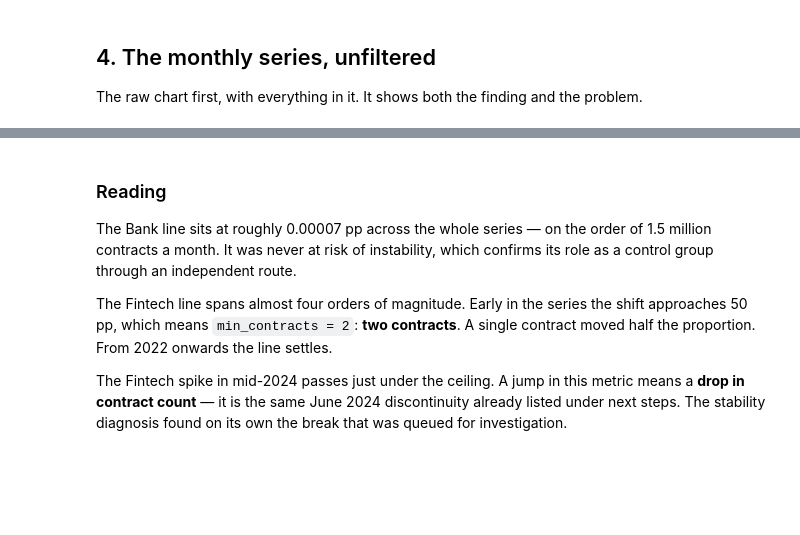
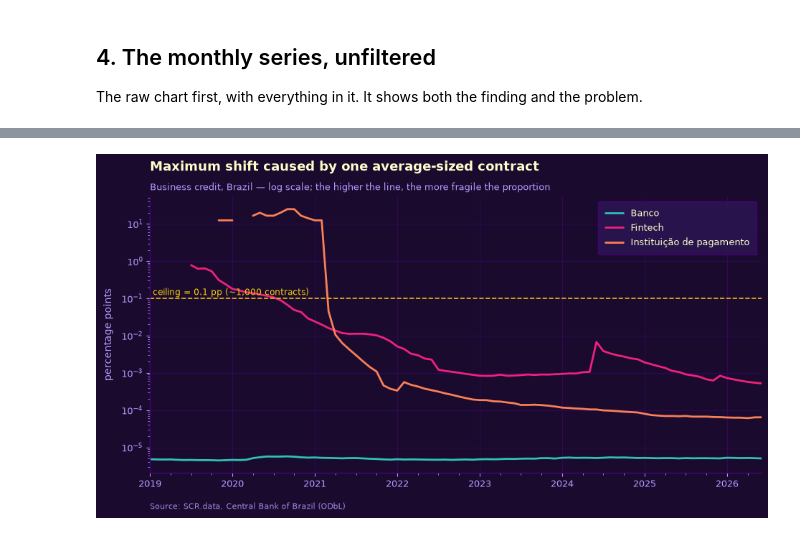
Before and after one commit to msitta/creditlens, a Jupyter notebook: notebooks/01_unavailable_size.ipynb, the cells around one changed output, grey strips where cells are left out. Drawn from its saved outputs; the diff is of its cells as text; code cells hidden in the pictures; blank space fills up the shorter version.

```diff
--- a/notebooks/01_unavailable_size.ipynb
+++ b/notebooks/01_unavailable_size.ipynb
@@ -202,30 +651,17 @@ diag.groupby('segment', observed=True)[
 # %%
 shift = diag['max_shift_pp'].unstack('segment')
 
 CEILING_PP = 0.1   # see DECISIONS.md — equivalent to requiring ~1,000 contracts
 
 fig, ax = style.figure('Maximum shift caused by one average-sized contract',
-                        'percentage points',
-                        subtitle='Log scale — the higher the line, the more fragile the proportion')
+                       'percentage points',
+                       subtitle='Business credit, Brazil — log scale; the higher the line, the more fragile the proportion')
 shift.plot(ax=ax, logy=True, color=style.colors(shift.columns))
 ax.axhline(CEILING_PP, color=style.YELLOW,
            linestyle='--', linewidth=1.2, alpha=0.9)
 ax.text(shift.index[0], CEILING_PP * 1.08, ' ceiling = 0.1 pp (~1,000 contracts)',
         color=style.YELLOW, fontsize=8.5, va='bottom')
 style.finalize(ax, 'Source: SCR.data, Central Bank of Brazil (ODbL)')
 plt.show()
+# %% [output]
+[figure, added]
-# %% [markdown]
-### Reading
-
-The Bank line sits at roughly 0.00007 pp across the whole series — on the order of
-1.5 million contracts a month. It was never at risk of instability, which confirms
-its role as a control group through an independent route.
-
-The Fintech line spans almost four orders of magnitude. Early in the series the
-shift approaches 50 pp, which means `min_contracts = 2`: **two contracts**. A single
-contract moved half the proportion. From 2022 onwards the line settles.
-
-The Fintech spike in mid-2024 passes just under the ceiling. A jump in this metric
-means a **drop in contract count** — it is the same June 2024 discontinuity already
-listed under next steps. The stability diagnosis found on its own the break that
-was queued for investigation.
```
Also changed, not shown: parts of 38 cells of this notebook, 5 other files.
